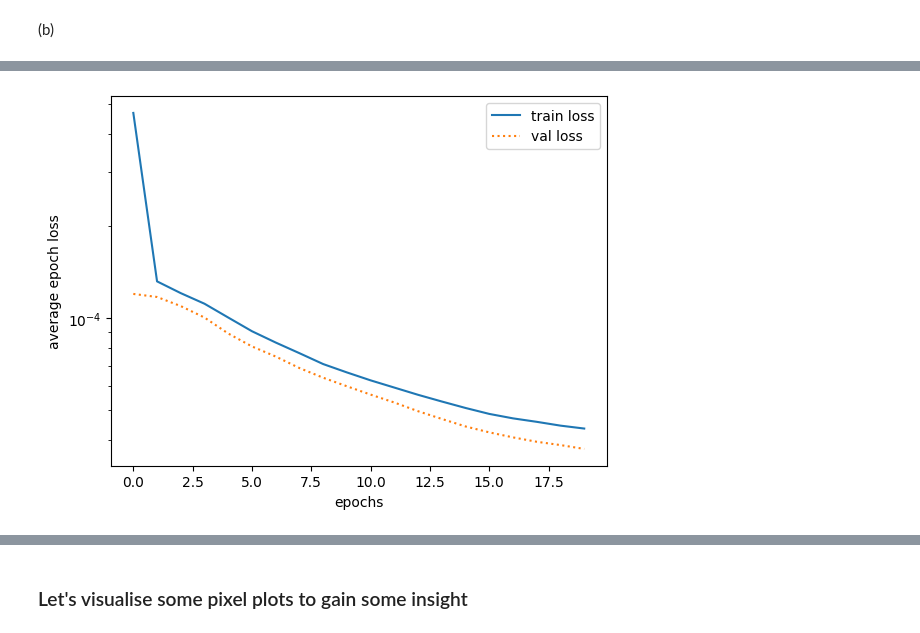
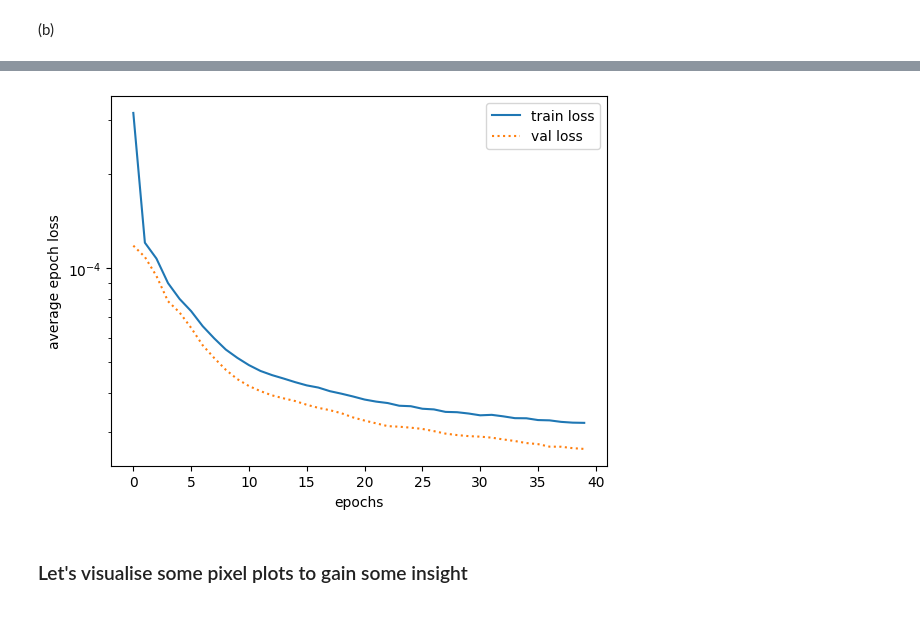
Before and after one commit to neelkanthrawat/mlph2023-Exercises, a Jupyter notebook: sheet08.ipynb, the cells around one changed output, grey strips where cells are left out. Cells and saved outputs as stored; diff of their text form; code cells hidden in the pictures.

```diff
--- a/sheet08.ipynb
+++ b/sheet08.ipynb
@@ -687,5 +696,14 @@ Epoch [20/20], Train Loss: 4.362641163588239e-05, Val Loss: 3.743473937910357e-0
 # %%
-plot_train_and_val_loss(train_losses, val_losses)
-plt.show()
+# plot_train_and_val_loss(train_losses, val_losses)
+# plt.show()
-# %% [output]
-[figure, removed]
+# %%
+input_size=40*40
+bottleneck_size=20
+dropout_rate=0.1
+autoencoder = AutoencoderMLP(input_size, bottleneck_size, dropout_rate)
+autoencoder.to(device)
+train_losses, val_losses = train_and_validate(autoencoder, qcd_dataloader_train, qcd_dataloader_val,
+                                            num_epochs=40, learning_rate=1e-3, device=device, print_epoch=2)
+plot_train_and_val_loss(train_losses, val_losses)
+plt.show()
+# %% [output]
@@ -692,3 +730,4 @@ plt.show()
+[figure, added]
 # %% [markdown]
 ### Let's visualise some pixel plots to gain some insight
 # %%
```
Also changed, not shown: parts of 16 cells of this notebook.
